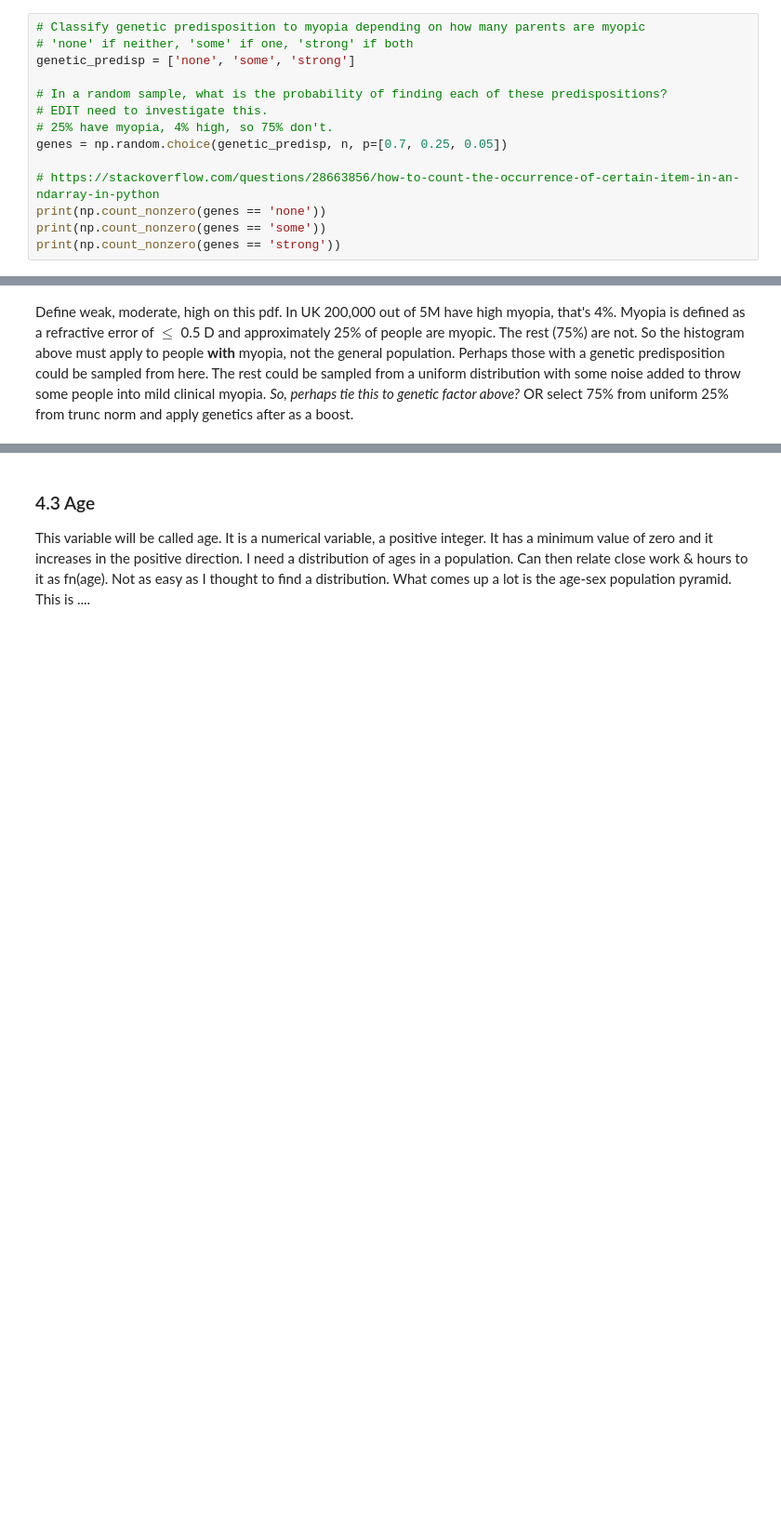
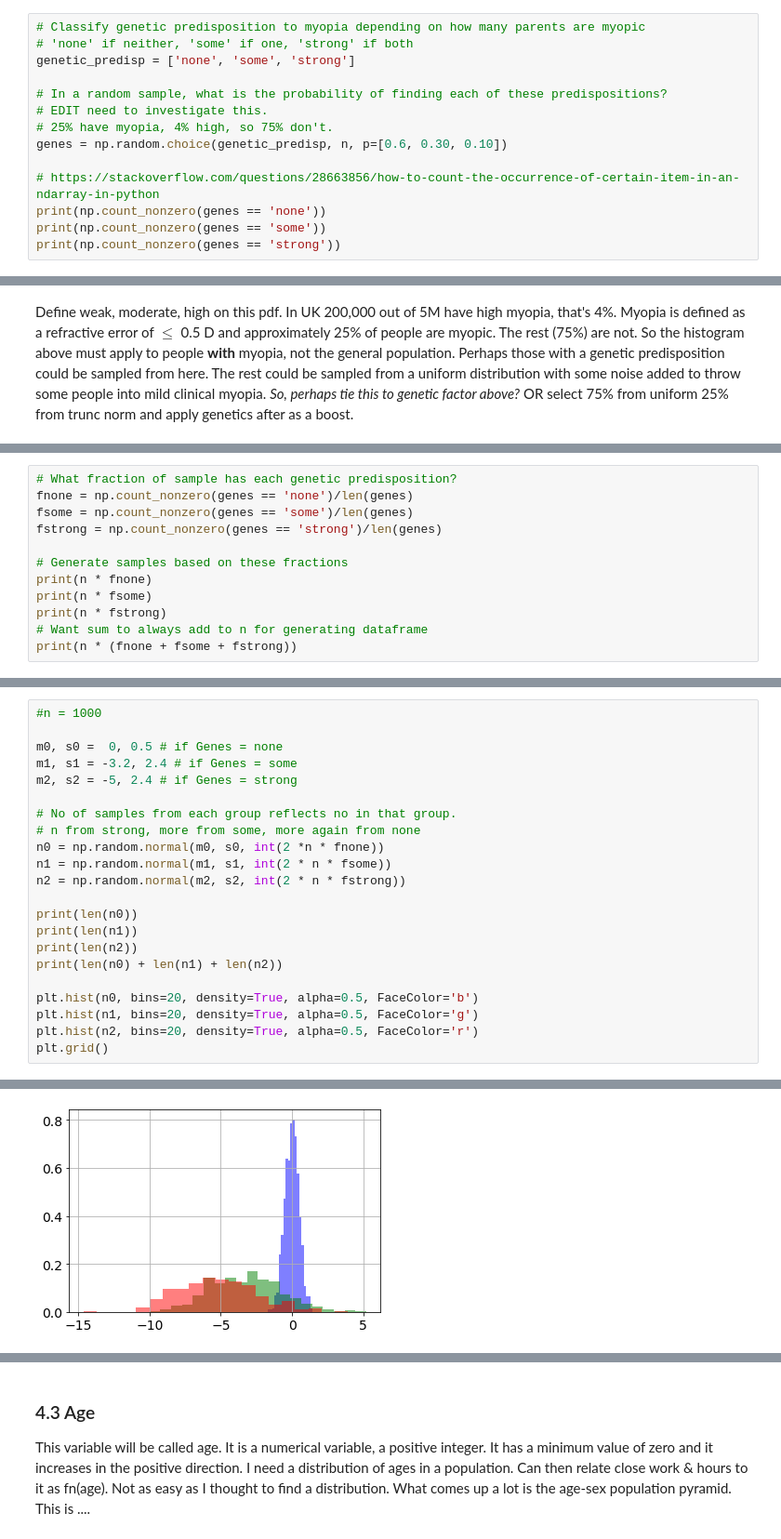
Before and after one commit to elizabethdaly/simulating-data, a Jupyter notebook: eyesight.ipynb, the cells around one changed output, grey strips where cells are left out. Shown: that part at 93% size. Saved outputs shown, nothing was run; the diff lists cells and outputs as text; blank space fills up the shorter version.

```diff
--- a/eyesight.ipynb
+++ b/eyesight.ipynb
@@ -121,7 +122,7 @@ genetic_predisp = ['none', 'some', 'strong']
 # In a random sample, what is the probability of finding each of these predispositions?
 # EDIT need to investigate this.
 # 25% have myopia, 4% high, so 75% don't.
-genes = np.random.choice(genetic_predisp, n, p=[0.7, 0.25, 0.05])
+genes = np.random.choice(genetic_predisp, n, p=[0.6, 0.30, 0.10])
 
 # https://stackoverflow.com/questions/28663856/how-to-count-the-occurrence-of-certain-item-in-an-ndarray-in-python
 print(np.count_nonzero(genes == 'none'))
@@ -205,0 +208,12 @@ Text(0, 0.5, 'D')
+# %%
+# What fraction of sample has each genetic predisposition?
+fnone = np.count_nonzero(genes == 'none')/len(genes)
+fsome = np.count_nonzero(genes == 'some')/len(genes)
+fstrong = np.count_nonzero(genes == 'strong')/len(genes)
+
+# Generate samples based on these fractions
+print(n * fnone)
+print(n * fsome)
+print(n * fstrong)
+# Want sum to always add to n for generating dataframe
+print(n * (fnone + fsome + fstrong))
@@ -205,0 +225,23 @@ Text(0, 0.5, 'D')
+# %%
+#n = 1000
+
+m0, s0 =  0, 0.5 # if Genes = none
+m1, s1 = -3.2, 2.4 # if Genes = some
+m2, s2 = -5, 2.4 # if Genes = strong
+
+# No of samples from each group reflects no in that group.
+# n from strong, more from some, more again from none
+n0 = np.random.normal(m0, s0, int(2 *n * fnone))
+n1 = np.random.normal(m1, s1, int(2 * n * fsome))
+n2 = np.random.normal(m2, s2, int(2 * n * fstrong))
+
+print(len(n0))
+print(len(n1))
+print(len(n2))
+print(len(n0) + len(n1) + len(n2))
+
+plt.hist(n0, bins=20, density=True, alpha=0.5, FaceColor='b')
+plt.hist(n1, bins=20, density=True, alpha=0.5, FaceColor='g')
+plt.hist(n2, bins=20, density=True, alpha=0.5, FaceColor='r')
+plt.grid()
+# %% [output]
@@ -205,0 +252 @@ Text(0, 0.5, 'D')
+[figure, added]
```
Also changed, not shown: parts of 27 cells of this notebook.
